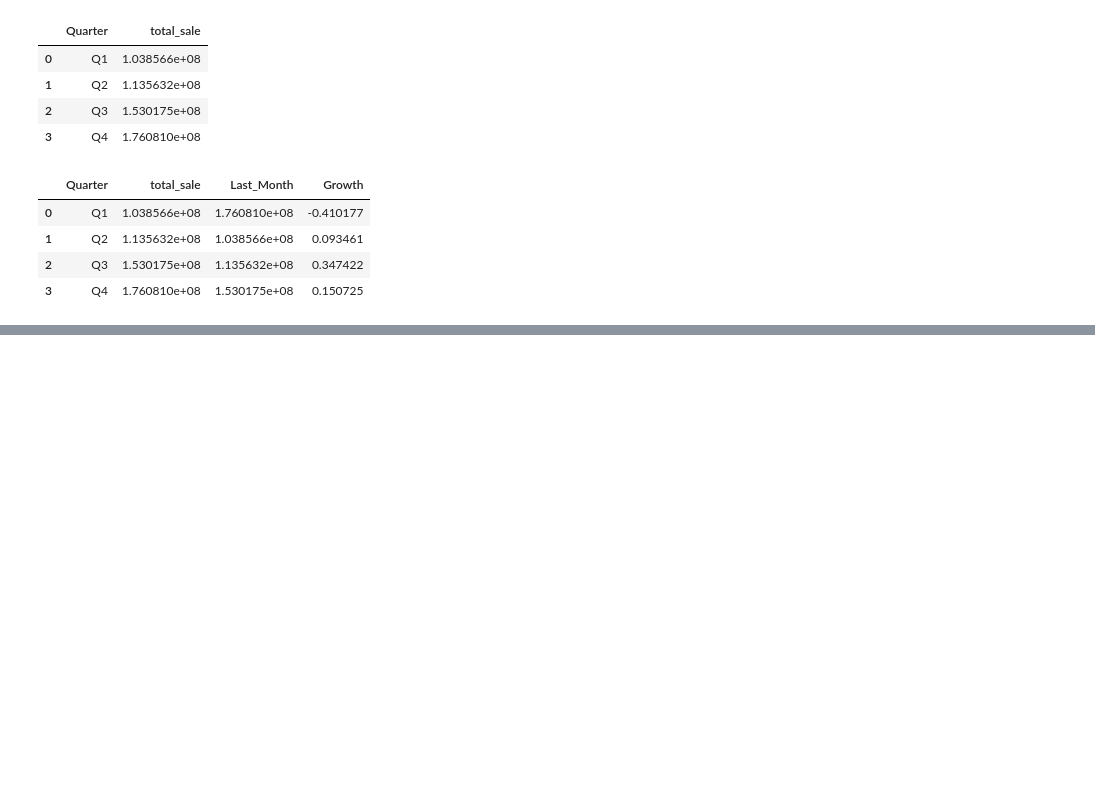
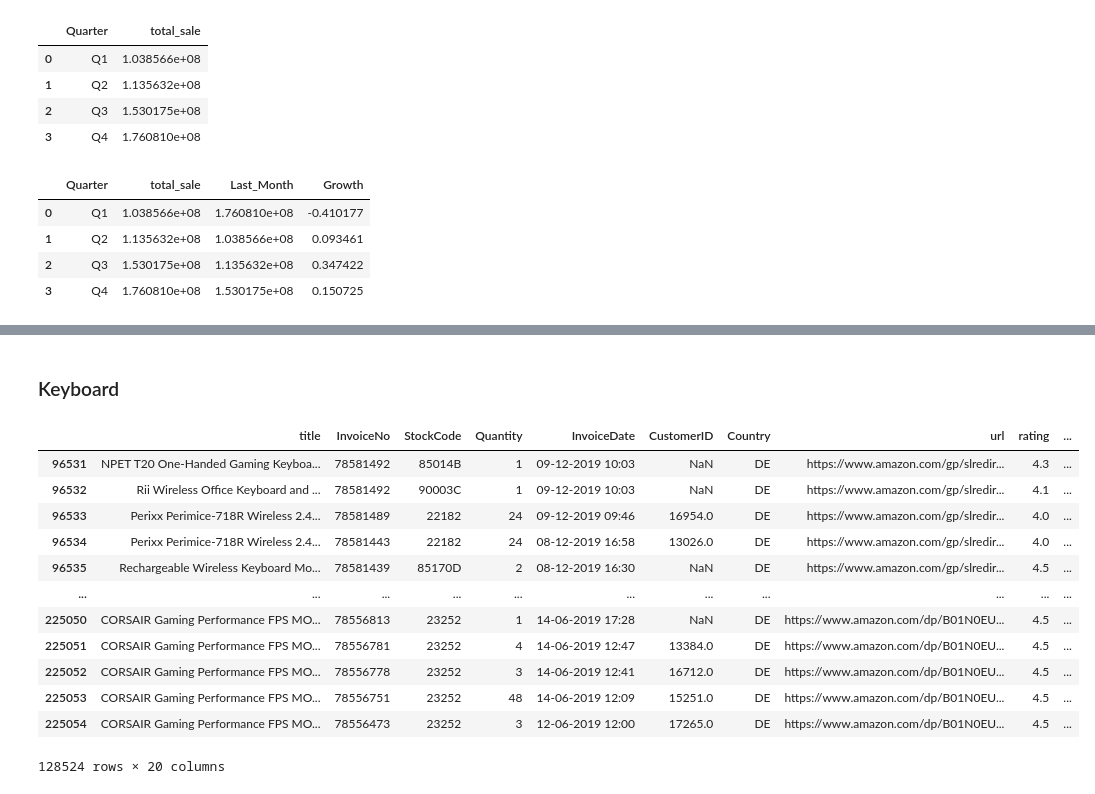
Before and after one commit to selinbulbul/ecommerce-scrape, a Jupyter notebook: New folder/tasks.ipynb, the cells around one changed output, grey strips where cells are left out. Cells and saved outputs as stored; diff of their text form; code cells hidden in the pictures; blank space fills up the shorter version.

```diff
--- a/New folder/tasks.ipynb
+++ b/New folder/tasks.ipynb
@@ -835,0 +911,19 @@ p.set_xticklabels(xlabels, size=10, rotation = "vertical")
+# %% [markdown]
+### Keyboard
+# %%
+df_keyboard = df[(df["product_type"] == "keyboard")]
+df_keyboard
+# %% [output]
+|  | title | InvoiceNo | StockCode | Quantity | InvoiceDate | CustomerID | Country | url | rating | ... |
+| 96531 | NPET T20 One-Handed Gaming Keyboa... | 78581492 | 85014B | 1 | 09-12-2019 10:03 | NaN | DE | https://www.amazon.com/gp/slredir... | 4.3 | ... |
+| 96532 | Rii Wireless Office Keyboard and ... | 78581492 | 90003C | 1 | 09-12-2019 10:03 | NaN | DE | https://www.amazon.com/gp/slredir... | 4.1 | ... |
+| 96533 | Perixx Perimice-718R Wireless 2.4... | 78581489 | 22182 | 24 | 09-12-2019 09:46 | 16954.0 | DE | https://www.amazon.com/gp/slredir... | 4.0 | ... |
+| 96534 | Perixx Perimice-718R Wireless 2.4... | 78581443 | 22182 | 24 | 08-12-2019 16:58 | 13026.0 | DE | https://www.amazon.com/gp/slredir... | 4.0 | ... |
+| 96535 | Rechargeable Wireless Keyboard Mo... | 78581439 | 85170D | 2 | 08-12-2019 16:30 | NaN | DE | https://www.amazon.com/gp/slredir... | 4.5 | ... |
+| ... | ... | ... | ... | ... | ... | ... | ... | ... | ... | ... |
+| 225050 | CORSAIR Gaming Performance FPS MO... | 78556813 | 23252 | 1 | 14-06-2019 17:28 | NaN | DE | https://www.amazon.com/dp/B01N0EU... | 4.5 | ... |
+| 225051 | CORSAIR Gaming Performance FPS MO... | 78556781 | 23252 | 4 | 14-06-2019 12:47 | 13384.0 | DE | https://www.amazon.com/dp/B01N0EU... | 4.5 | ... |
+| 225052 | CORSAIR Gaming Performance FPS MO... | 78556778 | 23252 | 3 | 14-06-2019 12:41 | 16712.0 | DE | https://www.amazon.com/dp/B01N0EU... | 4.5 | ... |
+| 225053 | CORSAIR Gaming Performance FPS MO... | 78556751 | 23252 | 48 | 14-06-2019 12:09 | 15251.0 | DE | https://www.amazon.com/dp/B01N0EU... | 4.5 | ... |
+| 225054 | CORSAIR Gaming Performance FPS MO... | 78556473 | 23252 | 3 | 12-06-2019 12:00 | 17265.0 | DE | https://www.amazon.com/dp/B01N0EU... | 4.5 | ... |
+128524 rows × 20 columns
```
Also changed, not shown: parts of 38 cells of this notebook.
